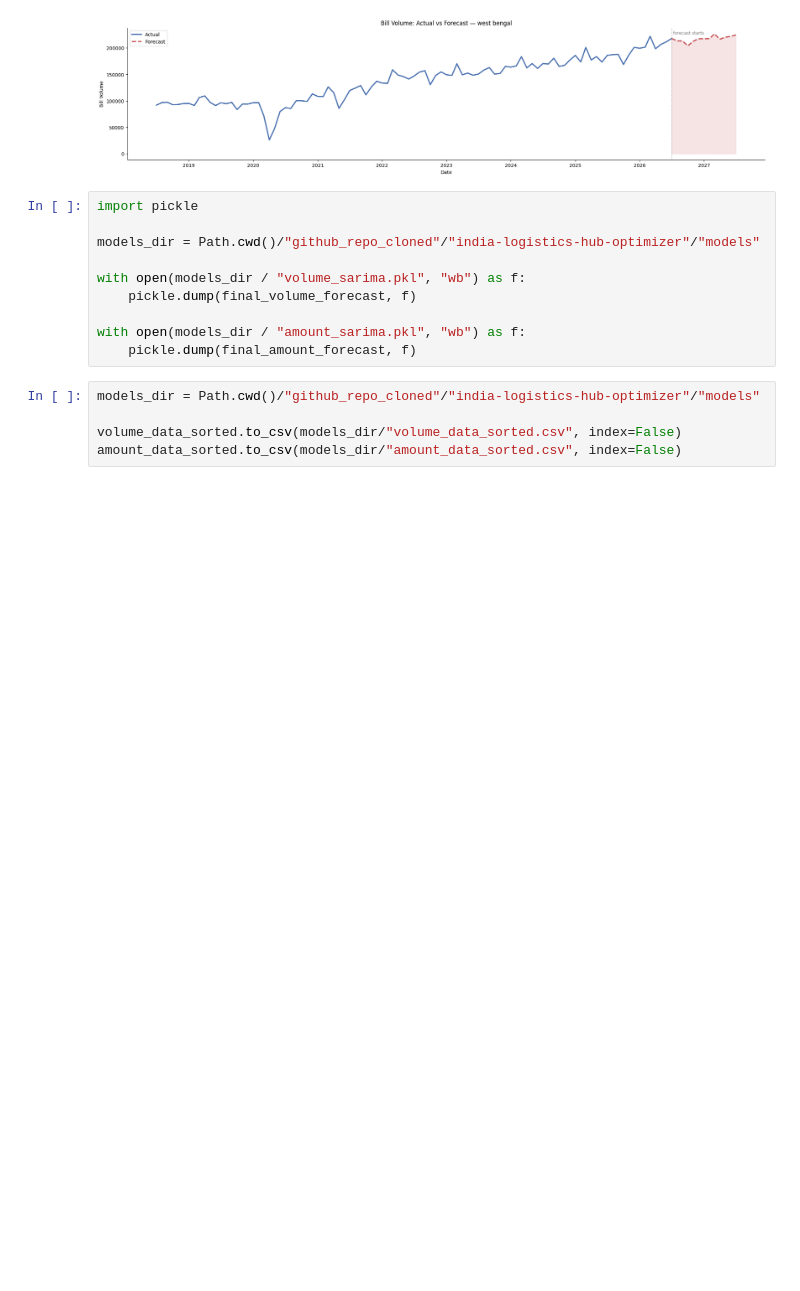
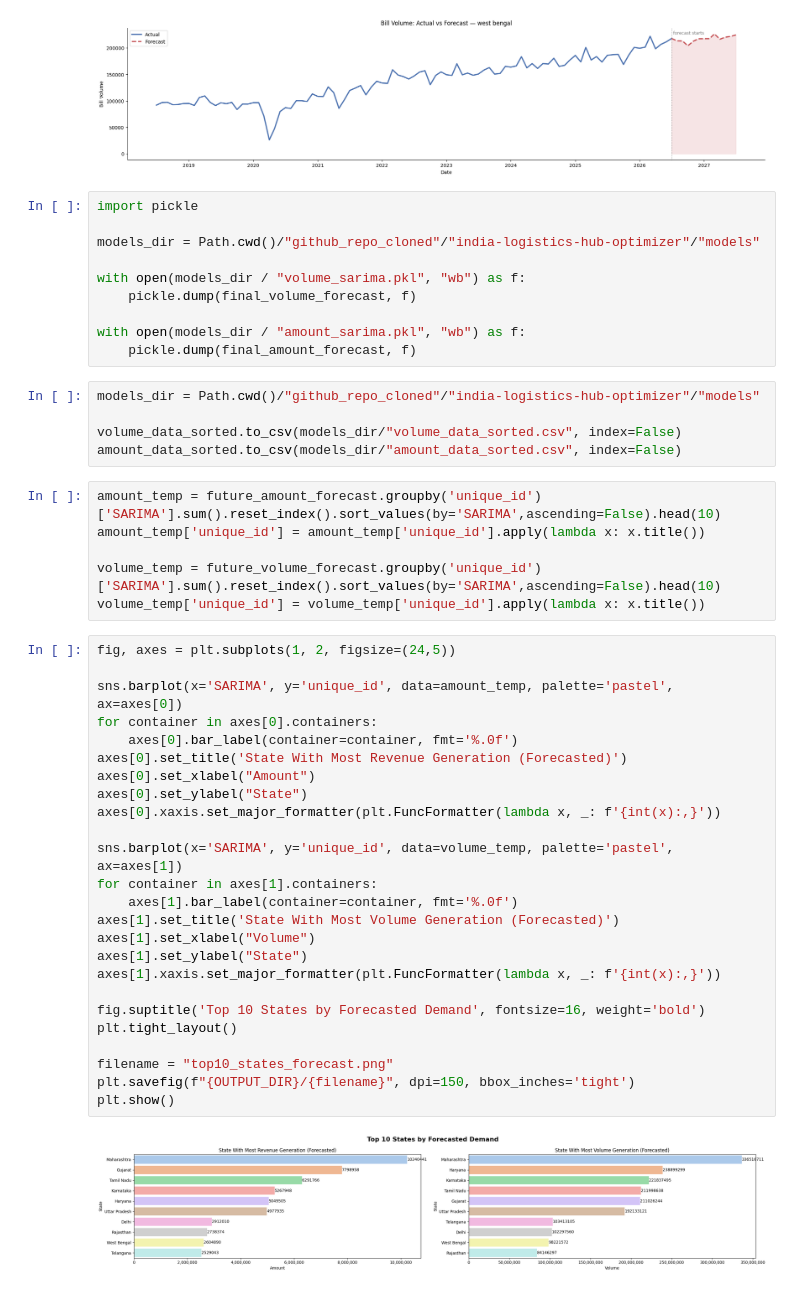
Before and after one commit to IamRaNo/india-logistics-hub-optimizer, a Jupyter notebook: jupyter notebooks/01_forecasting.ipynb, the cells around one changed output. Saved outputs shown, nothing was run; the diff lists cells and outputs as text; blank space fills up the shorter version.

Commit message:
comparison of state barchart added

```diff
--- a/jupyter notebooks/01_forecasting.ipynb
+++ b/jupyter notebooks/01_forecasting.ipynb
@@ -358,3 +358,36 @@ models_dir = Path.cwd()/"github_repo_cloned"/"india-logistics-hub-optimizer"/"mo
 
 volume_data_sorted.to_csv(models_dir/"volume_data_sorted.csv", index=False)
 amount_data_sorted.to_csv(models_dir/"amount_data_sorted.csv", index=False)
+# %%
+amount_temp = future_amount_forecast.groupby('unique_id')['SARIMA'].sum().reset_index().sort_values(by='SARIMA',ascending=False).head(10)
+amount_temp['unique_id'] = amount_temp['unique_id'].apply(lambda x: x.title())
+
+volume_temp = future_volume_forecast.groupby('unique_id')['SARIMA'].sum().reset_index().sort_values(by='SARIMA',ascending=False).head(10)
+volume_temp['unique_id'] = volume_temp['unique_id'].apply(lambda x: x.title())
+# %%
+fig, axes = plt.subplots(1, 2, figsize=(24,5))
+
+sns.barplot(x='SARIMA', y='unique_id', data=amount_temp, palette='pastel', ax=axes[0])
+for container in axes[0].containers:
+    axes[0].bar_label(container=container, fmt='%.0f')
+axes[0].set_title('State With Most Revenue Generation (Forecasted)')
+axes[0].set_xlabel("Amount")
+axes[0].set_ylabel("State")
+axes[0].xaxis.set_major_formatter(plt.FuncFormatter(lambda x, _: f'{int(x):,}'))
+
+sns.barplot(x='SARIMA', y='unique_id', data=volume_temp, palette='pastel', ax=axes[1])
+for container in axes[1].containers:
+    axes[1].bar_label(container=container, fmt='%.0f')
+axes[1].set_title('State With Most Volume Generation (Forecasted)')
+axes[1].set_xlabel("Volume")
+axes[1].set_ylabel("State")
+axes[1].xaxis.set_major_formatter(plt.FuncFormatter(lambda x, _: f'{int(x):,}'))
+
+fig.suptitle('Top 10 States by Forecasted Demand', fontsize=16, weight='bold')
+plt.tight_layout()
+
+filename = "top10_states_forecast.png"
+plt.savefig(f"{OUTPUT_DIR}/{filename}", dpi=150, bbox_inches='tight')
+plt.show()
+# %% [output]
+[figure, added]
```
Also changed, not shown: 1 other file.
